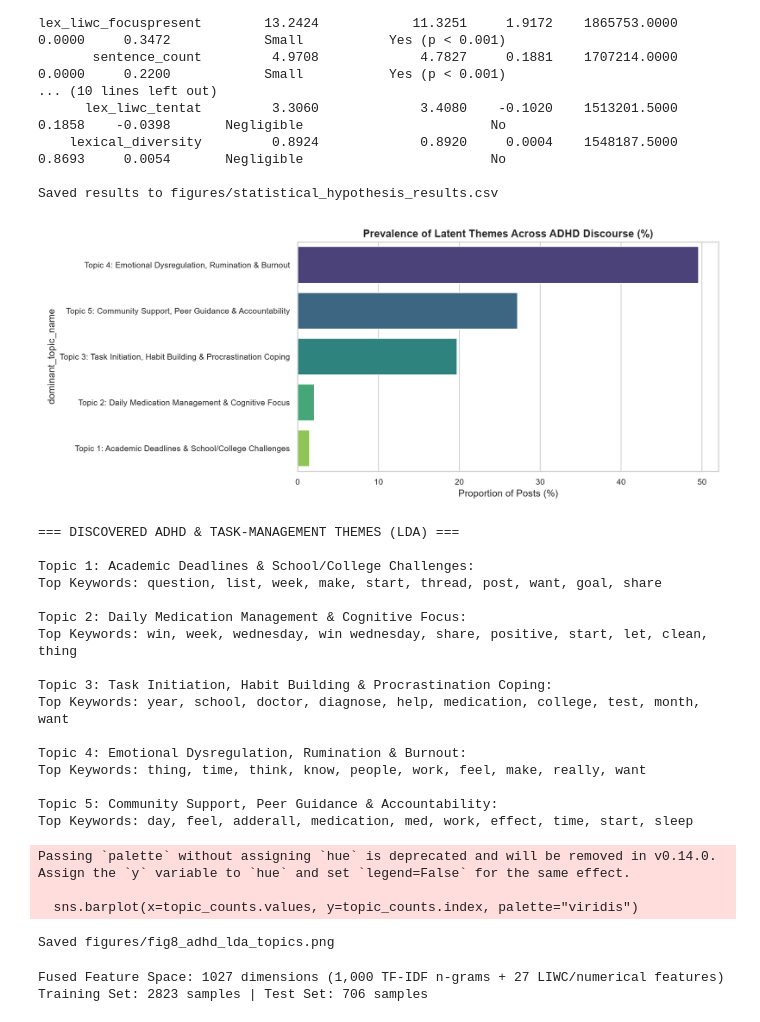
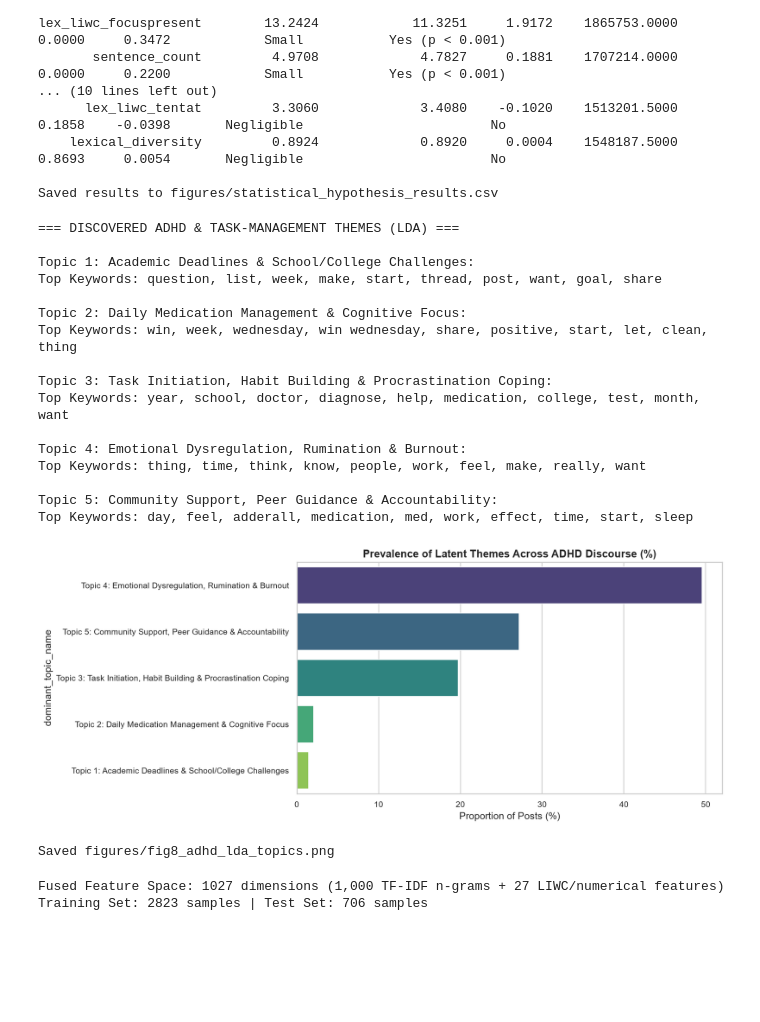
Before and after one commit to DCMani2006/Exploratory-Data-Analysis-of-Unstructured-Productivity-and-Task-Management-Text, a Jupyter notebook: eda_project.ipynb, the cells around one changed output. Drawn from its saved outputs; the diff is of its cells as text; code cells hidden in the pictures; blank space fills up the shorter version.

```diff
--- a/eda_project.ipynb
+++ b/eda_project.ipynb
@@ -560,7 +553,7 @@ affect_features = [
 
 for idx, (col, title) in enumerate(affect_features):
     sns.violinplot(
-        data=df_dreaddit, x="label_str", y=col, palette=PALETTE_BINARY,
+        data=df_dreaddit, x="label_str", y=col, hue="label_str", palette=PALETTE_BINARY, legend=False,
         inner="quartile", cut=0, ax=axes[idx]
     )
     axes[idx].set_title(title, fontweight="bold", fontsize=10.5)
@@ -600,7 +578,7 @@ temporal_cols = [
 
 for idx, (col, title, color_accent) in enumerate(temporal_cols):
     sns.barplot(
-        data=df_dreaddit, x="label_str", y=col, palette=PALETTE_BINARY,
+        data=df_dreaddit, x="label_str", y=col, hue="label_str", palette=PALETTE_BINARY, legend=False,
         capsize=0.1, err_kws={"linewidth": 1.5}, ax=axes[idx]
     )
     axes[idx].set_title(title, fontweight="bold")
@@ -840,55 +796,52 @@ topic_labels = {
 }
 
 print("=== DISCOVERED ADHD & TASK-MANAGEMENT THEMES (LDA) ===")
 topic_summaries = []
 for topic_idx, topic in enumerate(lda_model.components_):
     top_indices = topic.argsort()[:-11:-1]
     top_keywords = [feature_names[i] for i in top_indices]
     print(f"\n{topic_labels[topic_idx]}:")
     print("Top Keywords: " + ", ".join(top_keywords))
     topic_summaries.append({
         "Topic": topic_labels[topic_idx],
         "Top Keywords": ", ".join(top_keywords[:8])
     })
 
 # Compute Document Topic Proportions
 doc_topic_dist = lda_model.transform(dtm_adhd)
 dominant_topics = doc_topic_dist.argmax(axis=1)
 df_adhd["dominant_topic"] = dominant_topics
 df_adhd["dominant_topic_name"] = df_adhd["dominant_topic"].map(topic_labels)
 
 # Plot Topic Prevalence
 plt.figure(figsize=(12, 5))
 topic_counts = df_adhd["dominant_topic_name"].value_counts(normalize=True) * 100
-sns.barplot(x=topic_counts.values, y=topic_counts.index, palette="viridis")
+sns.barplot(x=topic_counts.values, y=topic_counts.index, hue=topic_counts.index, palette="viridis", legend=False)
 plt.title("Prevalence of Latent Themes Across ADHD Discourse (%)", fontweight="bold")
 plt.xlabel("Proportion of Posts (%)")
 plt.tight_layout()
 plt.savefig("figures/fig8_adhd_lda_topics.png", dpi=150)
 plt.show()
 print("Saved figures/fig8_adhd_lda_topics.png")
 # %% [output]
+=== DISCOVERED ADHD & TASK-MANAGEMENT THEMES (LDA) ===
+
+Topic 1: Academic Deadlines & School/College Challenges:
+Top Keywords: question, list, week, make, start, thread, post, want, goal, share
+
+Topic 2: Daily Medication Management & Cognitive Focus:
+Top Keywords: win, week, wednesday, win wednesday, share, positive, start, let, clean, thing
+
+Topic 3: Task Initiation, Habit Building & Procrastination Coping:
+Top Keywords: year, school, doctor, diagnose, help, medication, college, test, month, want
+
+Topic 4: Emotional Dysregulation, Rumination & Burnout:
+Top Keywords: thing, time, think, know, people, work, feel, make, really, want
+
+Topic 5: Community Support, Peer Guidance & Accountability:
+Top Keywords: day, feel, adderall, medication, med, work, effect, time, start, sleep
-[figure, old version]
+[figure, new version]
-=== DISCOVERED ADHD & TASK-MANAGEMENT THEMES (LDA) ===
-
-Topic 1: Academic Deadlines & School/College Challenges:
-Top Keywords: question, list, week, make, start, thread, post, want, goal, share
-
-Topic 2: Daily Medication Management & Cognitive Focus:
-Top Keywords: win, week, wednesday, win wednesday, share, positive, start, let, clean, thing
-
-Topic 3: Task Initiation, Habit Building & Procrastination Coping:
-Top Keywords: year, school, doctor, diagnose, help, medication, college, test, month, want
-
-Topic 4: Emotional Dysregulation, Rumination & Burnout:
-Top Keywords: thing, time, think, know, people, work, feel, make, really, want
-
-Topic 5: Community Support, Peer Guidance & Accountability:
-Top Keywords: day, feel, adderall, medication, med, work, effect, time, start, sleep
-Passing `palette` without assigning `hue` is deprecated and will be removed in v0.14.0. Assign the `y` variable to `hue` and set `legend=False` for the same effect.
-
-  sns.barplot(x=topic_counts.values, y=topic_counts.index, palette="viridis")
+Saved figures/fig8_adhd_lda_topics.png
-Saved figures/fig8_adhd_lda_topics.png
 # %%
 # Prepare Multi-Modal Feature Matrix
 ml_num_cols = [
```
Also changed, not shown: parts of 12 cells of this notebook.
